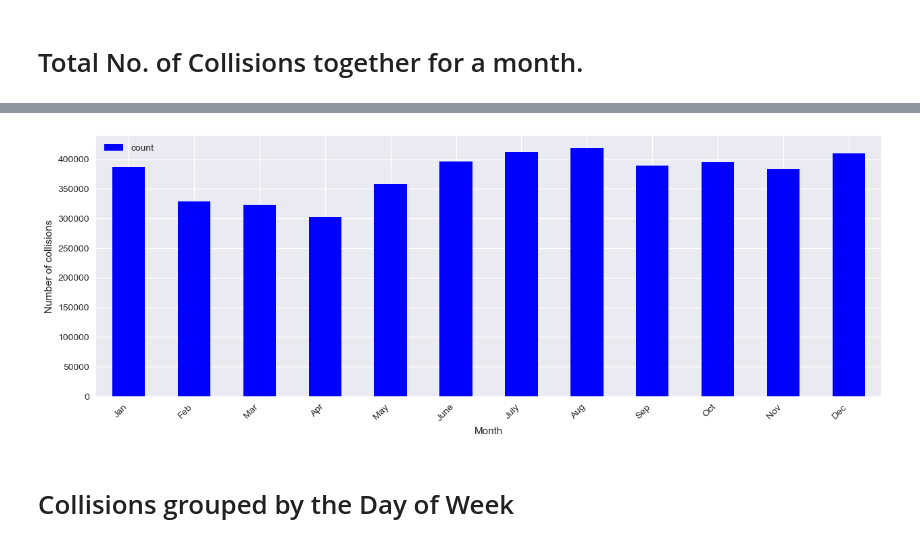
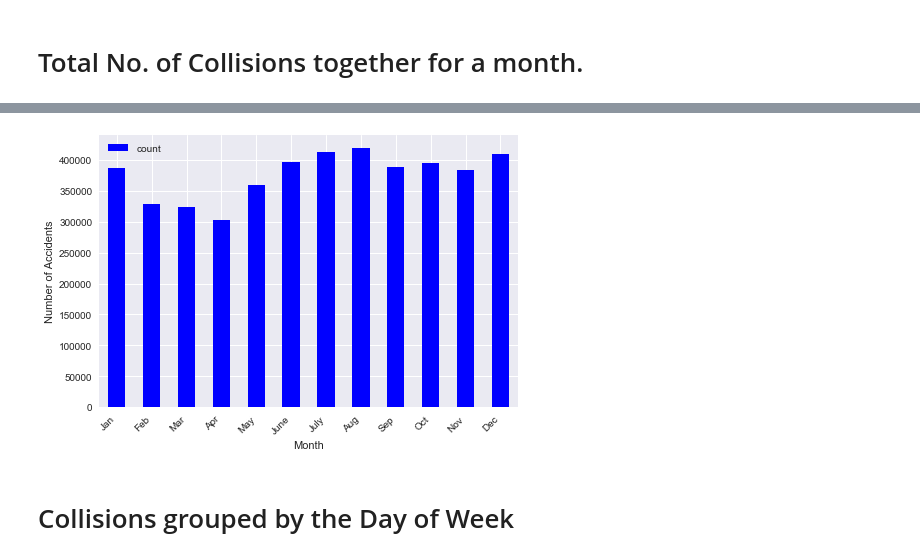
Before and after one commit to SinghGursimran/Analysis-of-Car-Accidents-in-Canada-using-PySpark, a Jupyter notebook: Analysis.ipynb, the cells around one changed output, grey strips where cells are left out. Drawn from its saved outputs; the diff is of its cells as text; code cells hidden in the pictures.

```diff
--- a/Analysis.ipynb
+++ b/Analysis.ipynb
@@ -91,13 +91,13 @@ collisions_month_together.show(collisions_month_together.count(),False)
 collisions_month_together_pandas_df = collisions_month_together.select("*").toPandas()
 # %%
 sns.set()
-collisions_month_together = collisions_month_together_pandas_df.plot.bar(figsize=(15,5),color='blue')
+collisions_month_together = collisions_month_together_pandas_df.plot.bar(figsize=(7.5,5),color='blue')
 month_arr = ["Jan","Feb","Mar","Apr","May","June","July","Aug","Sep","Oct","Nov","Dec"]
 collisions_month_together.set_xticklabels(month_arr,ha='right',rotation = 45)
 collisions_month_together.set_xlabel("Month")
-collisions_month_together.set_ylabel("Number of collisions");
+collisions_month_together.set_ylabel("Number of Accidents");
 # %% [output]
-[figure, old version]
+[figure, new version]
 # %% [markdown]
 # Collisions grouped by the Day of Week
 # %%
```
Also changed, not shown: parts of 17 cells of this notebook.
